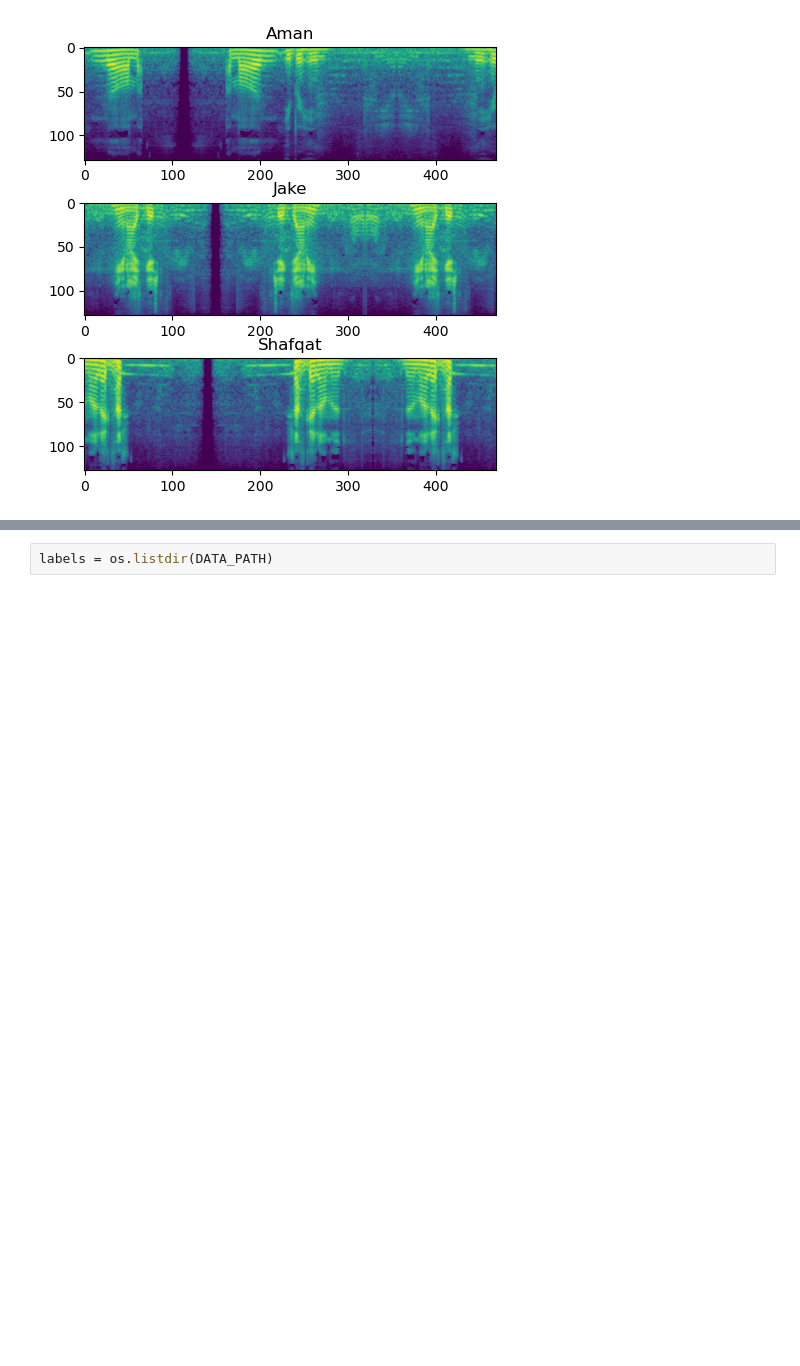
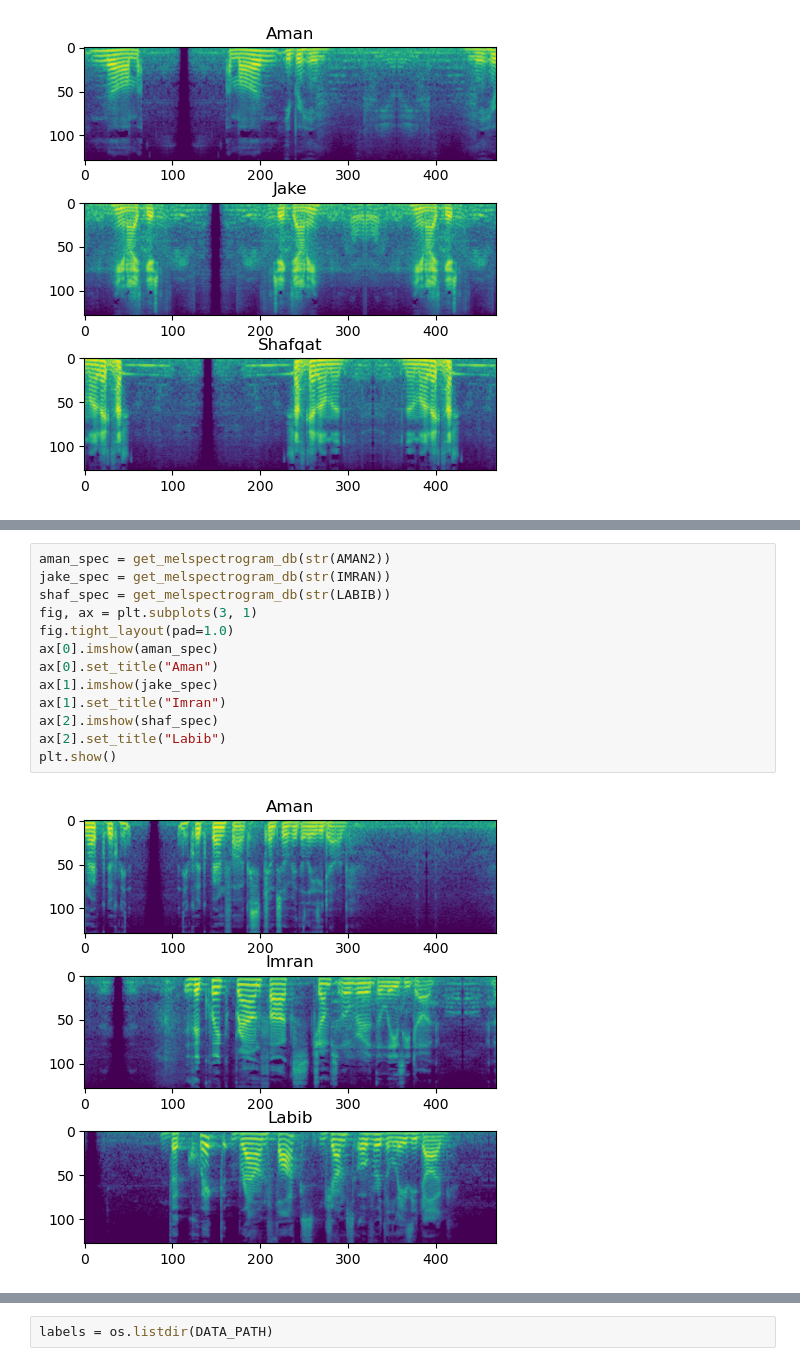
Before and after one commit to amanmibra/VoID, a Jupyter notebook: notebooks/AISF Audio Preprocessing.ipynb, the cells around one changed output, grey strips where cells are left out. Cells and saved outputs as stored; diff of their text form; blank space fills up the shorter version.

```diff
--- a/notebooks/AISF Audio Preprocessing.ipynb
+++ b/notebooks/AISF Audio Preprocessing.ipynb
@@ -161,3 +161,18 @@ display_audio(str(SHAFQAT))
 [interactive output not drawn]
 [interactive output not drawn]
 [interactive output not drawn]
+# %%
+aman_spec = get_melspectrogram_db(str(AMAN2))
+jake_spec = get_melspectrogram_db(str(IMRAN))
+shaf_spec = get_melspectrogram_db(str(LABIB))
+fig, ax = plt.subplots(3, 1)
+fig.tight_layout(pad=1.0)
+ax[0].imshow(aman_spec)
+ax[0].set_title("Aman")
+ax[1].imshow(jake_spec)
+ax[1].set_title("Imran")
+ax[2].imshow(shaf_spec)
+ax[2].set_title("Labib")
+plt.show()
+# %% [output]
+[figure, added]
```
Also changed, not shown: parts of 2 cells of this notebook, 4 other files.
